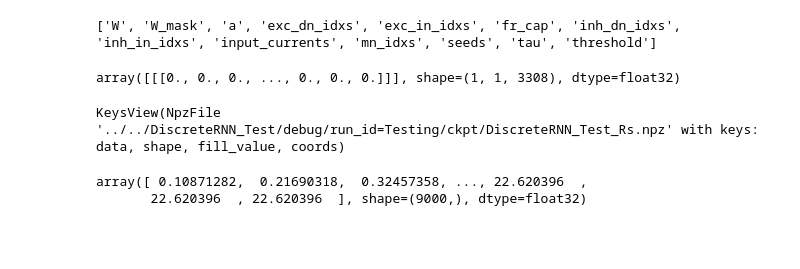
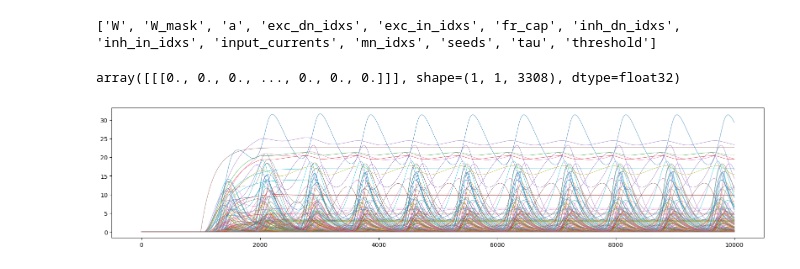
Before and after one commit to smpuglie/Pugliese_cpg_2025, a Jupyter notebook: dt-analysis/check-infra-sims/check-runs.ipynb, the cells around one changed output. Cells and saved outputs as stored; diff of their text form; code cells hidden in the pictures; blank space fills up the shorter version.

Commit message:
match output shapes, can runs single simulation, single replicate

```diff
--- a/dt-analysis/check-infra-sims/check-runs.ipynb
+++ b/dt-analysis/check-infra-sims/check-runs.ipynb
@@ -8,6 +9,10 @@ import matplotlib.pyplot as plt
 # %%
 f = h5py.File("../../DiscreteRNN_Test/debug/run_id=Testing/ckpt/neuron_params.h5", "r")
-firing_rates = np.load("../../DiscreteRNN_Test/debug/run_id=Testing/ckpt/DiscreteRNN_Test_Rs.npz")
+firing_rates = (
+    sparse.load_npz("../../DiscreteRNN_Test/debug/run_id=Testing/ckpt/DiscreteRNN_Test_Rs.npz")
+    .todense()
+    .astype(np.float32)
+)
 # %%
 print(list(f.keys()))
 # %% [output]
@@ -17,11 +22,8 @@ f["input_currents"][:]
 # %% [output]
 array([[[0., 0., 0., ..., 0., 0., 0.]]], shape=(1, 1, 3308), dtype=float32)
 # %%
-firing_rates.keys()
+plt.figure(figsize=(20, 4))
+plt.plot(firing_rates[0, 0, :, :].T, lw=0.5)
+plt.show()
 # %% [output]
-KeysView(NpzFile '../../DiscreteRNN_Test/debug/run_id=Testing/ckpt/DiscreteRNN_Test_Rs.npz' with keys: data, shape, fill_value, coords)
+[figure, added]
-# %%
-firing_rates["data"]
-# %% [output]
-array([ 0.10871282,  0.21690318,  0.32457358, ..., 22.620396  ,
-       22.620396  , 22.620396  ], shape=(9000,), dtype=float32)
```
Also changed, not shown: parts of 1 cell of this notebook, 1 other file.
